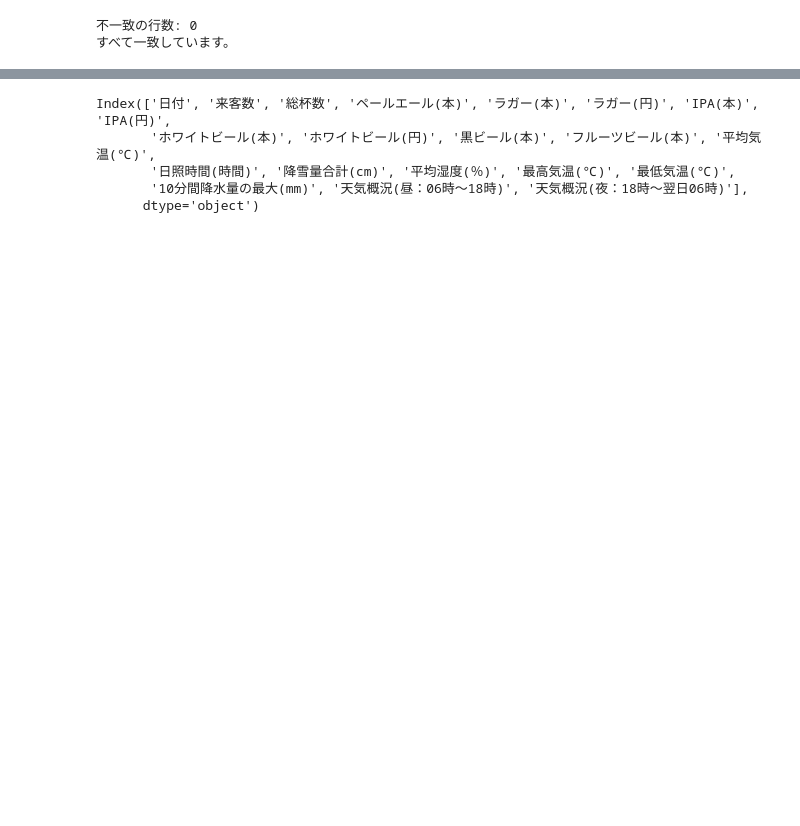
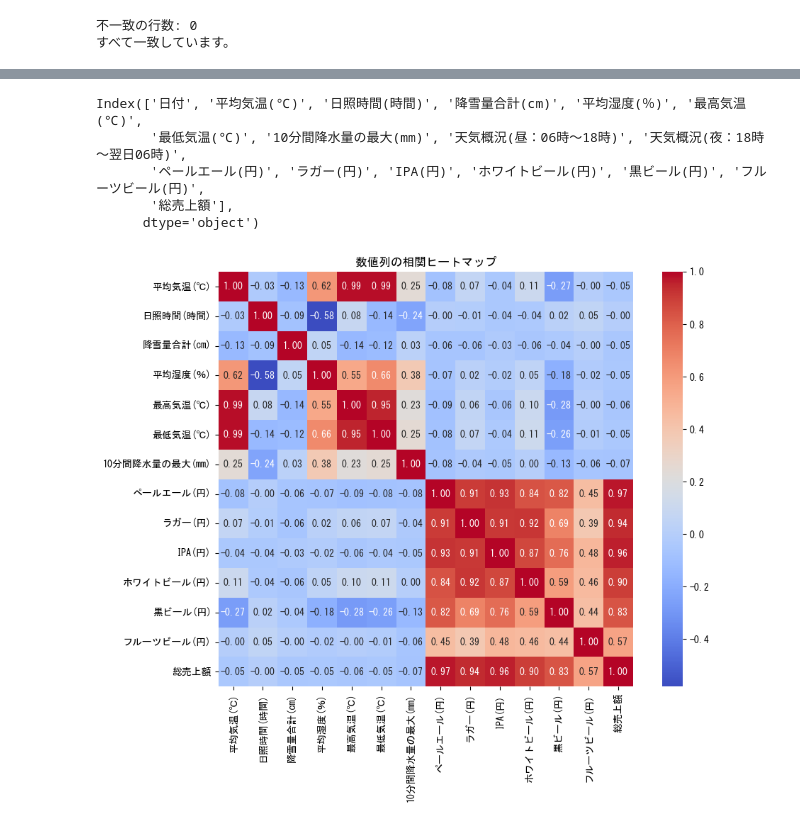
Before and after one commit to AICloud-TeamE/Python-AI, a Jupyter notebook: data_pipeline.ipynb, the cells around one changed output, grey strips where cells are left out. Cells and saved outputs as stored; diff of their text form; code cells hidden in the pictures; blank space fills up the shorter version.

```diff
--- a/data_pipeline.ipynb
+++ b/data_pipeline.ipynb
@@ -190,10 +206,11 @@ merged_df.head()
 merged_df.to_feather('merged_data.feather')
 # ...existing code...
 # %%
+df = feather.read_feather('merged_data.feather')
 df.columns.unique()
 # %% [output]
-Index(['日付', '来客数', '総杯数', 'ペールエール(本)', 'ラガー(本)', 'ラガー(円)', 'IPA(本)', 'IPA(円)',
-       'ホワイトビール(本)', 'ホワイトビール(円)', '黒ビール(本)', 'フルーツビール(本)', '平均気温(℃)',
-       '日照時間(時間)', '降雪量合計(cm)', '平均湿度(％)', '最高気温(℃)', '最低気温(℃)',
-       '10分間降水量の最大(mm)', '天気概況(昼：06時～18時)', '天気概況(夜：18時～翌日06時)'],
+Index(['日付', '平均気温(℃)', '日照時間(時間)', '降雪量合計(cm)', '平均湿度(％)', '最高気温(℃)',
+       '最低気温(℃)', '10分間降水量の最大(mm)', '天気概況(昼：06時～18時)', '天気概況(夜：18時～翌日06時)',
+       'ペールエール(円)', 'ラガー(円)', 'IPA(円)', 'ホワイトビール(円)', '黒ビール(円)', 'フルーツビール(円)',
+       '総売上額'],
       dtype='object')
@@ -208,0 +217,16 @@ sales_cols = [
+# %%
+# ...existing code...
+import seaborn as sns
+import matplotlib.pyplot as plt
+
+# 数値列のみ抽出
+corr = merged_df.select_dtypes(include=[np.number]).corr()
+
+plt.figure(figsize=(10, 8))
+sns.heatmap(corr, annot=True, fmt=".2f", cmap='coolwarm', square=True)
+plt.title('数値列の相関ヒートマップ')
+plt.tight_layout()
+plt.show()
+# ...existing code...
+# %% [output]
+[figure, added]
```
Also changed, not shown: parts of 14 cells of this notebook.
